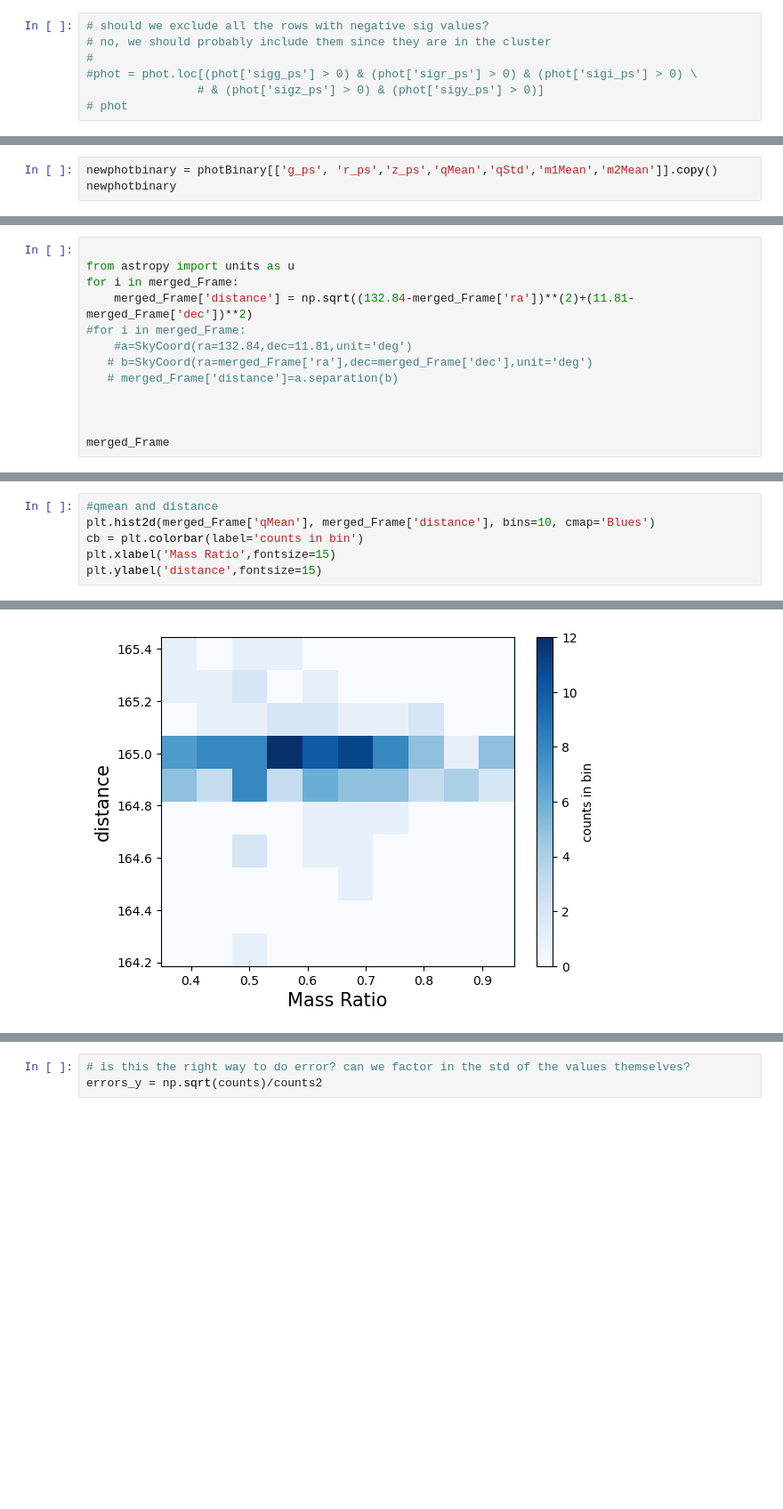
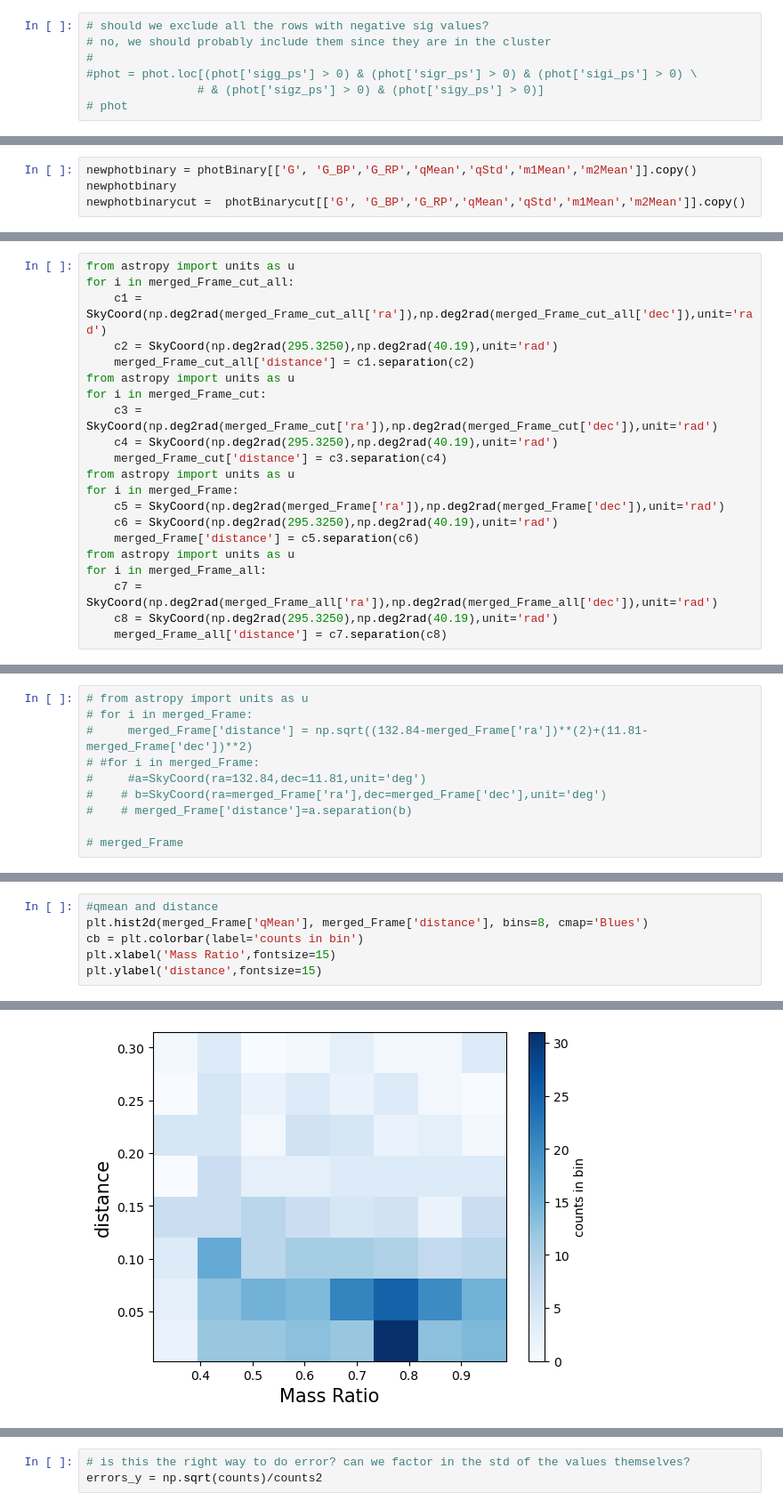
Before and after one commit to Clairezy/BASE9_utils, a Jupyter notebook: getGaiaData/MegaCMDplotandmore.ipynb, the cells around one changed output, grey strips where cells are left out. Shown at 89% size. Drawn from its saved outputs; the diff is of its cells as text; blank space fills up the shorter version.

```diff
--- a/getGaiaData/MegaCMDplotandmore.ipynb
+++ b/getGaiaData/MegaCMDplotandmore.ipynb
@@ -234,3 +278,4 @@ photBinary
 # %%
-newphotbinary = photBinary[['g_ps', 'r_ps','z_ps','qMean','qStd','m1Mean','m2Mean']].copy()
+newphotbinary = photBinary[['G', 'G_BP','G_RP','qMean','qStd','m1Mean','m2Mean']].copy()
 newphotbinary
+newphotbinarycut =  photBinarycut[['G', 'G_BP','G_RP','qMean','qStd','m1Mean','m2Mean']].copy()
@@ -303,0 +337,21 @@ merged_Frame_all
+# %%
+from astropy import units as u
+for i in merged_Frame_cut_all:
+    c1 = SkyCoord(np.deg2rad(merged_Frame_cut_all['ra']),np.deg2rad(merged_Frame_cut_all['dec']),unit='rad')
+    c2 = SkyCoord(np.deg2rad(295.3250),np.deg2rad(40.19),unit='rad')
+    merged_Frame_cut_all['distance'] = c1.separation(c2)
+from astropy import units as u
+for i in merged_Frame_cut:
+    c3 = SkyCoord(np.deg2rad(merged_Frame_cut['ra']),np.deg2rad(merged_Frame_cut['dec']),unit='rad')
+    c4 = SkyCoord(np.deg2rad(295.3250),np.deg2rad(40.19),unit='rad')
+    merged_Frame_cut['distance'] = c3.separation(c4)
+from astropy import units as u
+for i in merged_Frame:
+    c5 = SkyCoord(np.deg2rad(merged_Frame['ra']),np.deg2rad(merged_Frame['dec']),unit='rad')
+    c6 = SkyCoord(np.deg2rad(295.3250),np.deg2rad(40.19),unit='rad')
+    merged_Frame['distance'] = c5.separation(c6)
+from astropy import units as u
+for i in merged_Frame_all:
+    c7 = SkyCoord(np.deg2rad(merged_Frame_all['ra']),np.deg2rad(merged_Frame_all['dec']),unit='rad')
+    c8 = SkyCoord(np.deg2rad(295.3250),np.deg2rad(40.19),unit='rad')
+    merged_Frame_all['distance'] = c7.separation(c8)
@@ -308,13 +393,10 @@ for i in merged_Frame_all:
 # %%
+# from astropy import units as u
+# for i in merged_Frame:
+#     merged_Frame['distance'] = np.sqrt((132.84-merged_Frame['ra'])**(2)+(11.81-merged_Frame['dec'])**2)
+# #for i in merged_Frame:
+#     #a=SkyCoord(ra=132.84,dec=11.81,unit='deg')
+#    # b=SkyCoord(ra=merged_Frame['ra'],dec=merged_Frame['dec'],unit='deg')
+#    # merged_Frame['distance']=a.separation(b)
 
-from astropy import units as u
-for i in merged_Frame:
-    merged_Frame['distance'] = np.sqrt((132.84-merged_Frame['ra'])**(2)+(11.81-merged_Frame['dec'])**2)
-#for i in merged_Frame:
-    #a=SkyCoord(ra=132.84,dec=11.81,unit='deg')
-   # b=SkyCoord(ra=merged_Frame['ra'],dec=merged_Frame['dec'],unit='deg')
-   # merged_Frame['distance']=a.separation(b)
-
-
-
-merged_Frame
+# merged_Frame
@@ -368,12 +479,12 @@ Text(0, 0.5, 'primary mass')
 # %%
 #qmean and distance
-plt.hist2d(merged_Frame['qMean'], merged_Frame['distance'], bins=10, cmap='Blues')
+plt.hist2d(merged_Frame['qMean'], merged_Frame['distance'], bins=8, cmap='Blues')
 cb = plt.colorbar(label='counts in bin')
 plt.xlabel('Mass Ratio',fontsize=15)
 plt.ylabel('distance',fontsize=15)
 # %% [output]
 Text(0, 0.5, 'distance')
-[figure, old version]
+[figure, new version]
 # %%
 counts, bins, bars =plt.hist(merged_Frame['distance'], bins=5,linewidth=2,color='purple',rwidth=0.97)
 plt.xlabel('Distance from Cluster Center',fontsize=15)
```
Also changed, not shown: parts of 63 cells of this notebook, 1 other file.
